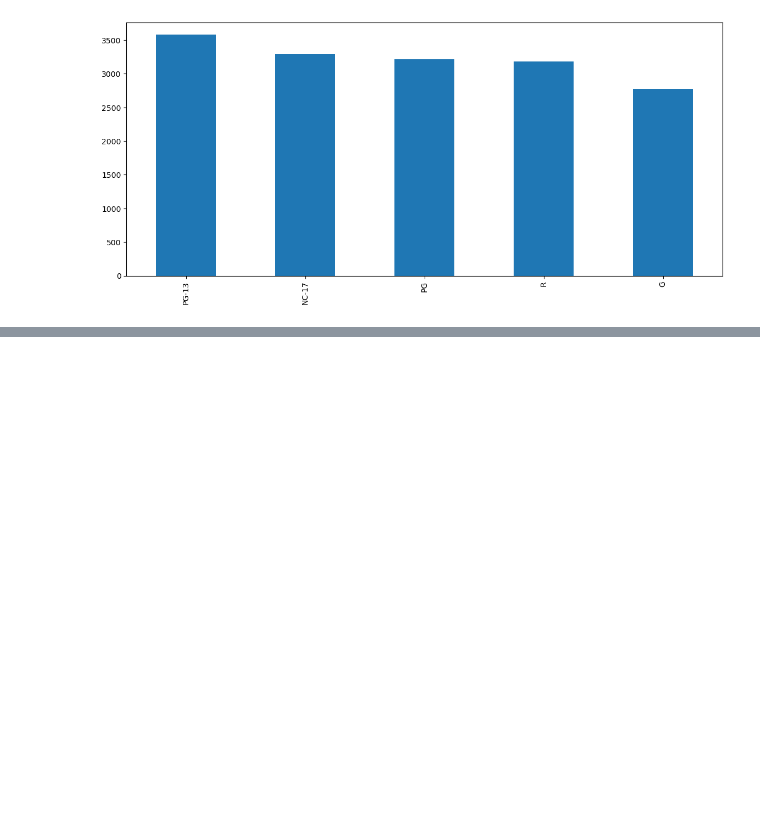
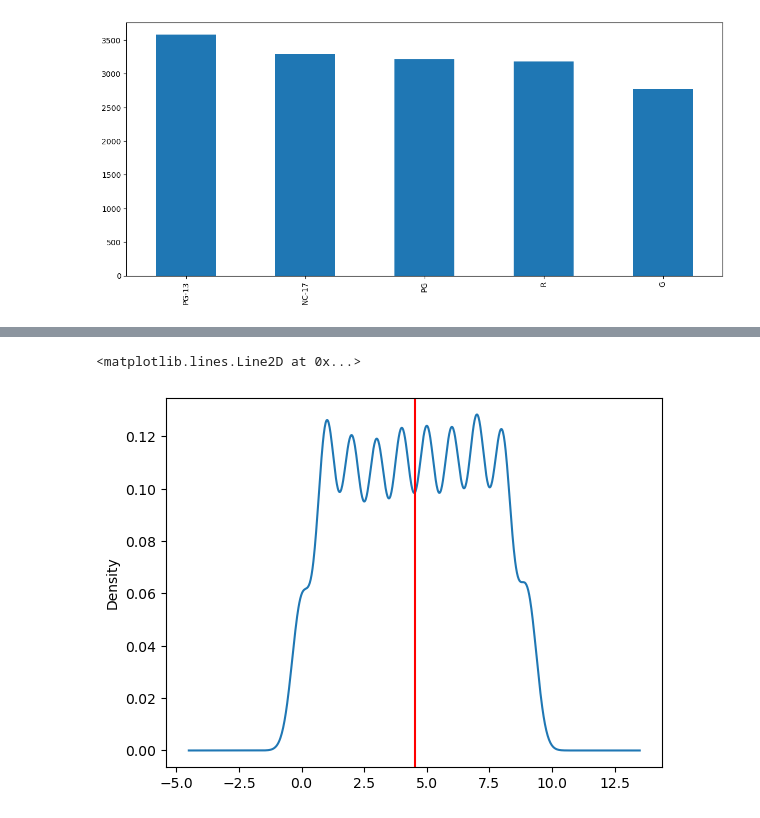
Before and after one commit to maltheo/FreeCodeCamp-Pandas-Real-Life-Example, a Jupyter notebook: Exercises_2.ipynb, the cells around one changed output, grey strips where cells are left out. Saved outputs shown, nothing was run; the diff lists cells and outputs as text; code cells hidden in the pictures; blank space fills up the shorter version.

```diff
--- a/Exercises_2.ipynb
+++ b/Exercises_2.ipynb
@@ -231,6 +257,9 @@ df['rental_days'].mean()
 # %%
-ax = df['rental_days'].plot(kind='density', figsize=(14,6))
+ax = df['rental_days'].plot(kind='density')
 ax.axvline(df['rental_days'].mean(), color='red')
+# %% [output]
+<matplotlib.lines.Line2D at 0x...>
+[figure, added]
 # %% [markdown]
 ![green-divider](https://user-images.githubusercontent.com/7065401/52071924-c003ad80-2562-11e9-8297-1c6595f8a7ff.png)
 
```
Also changed, not shown: parts of 34 cells of this notebook.
